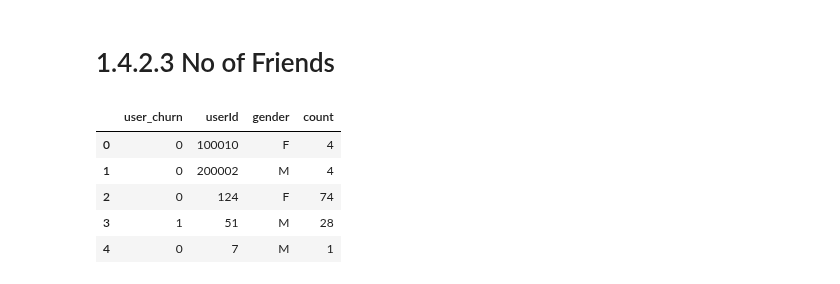
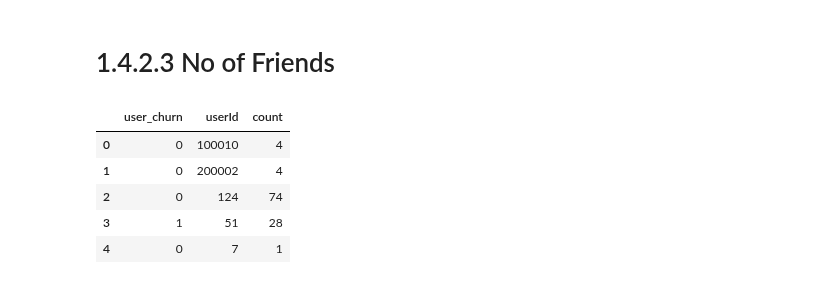
Before and after one commit to yatfungleung/Sparkify-User-Churn-Prediction, a Jupyter notebook: 1_data_cleaning.ipynb, the cells around one changed output. Saved outputs shown, nothing was run; the diff lists cells and outputs as text; code cells hidden in the pictures.

```diff
--- a/1_data_cleaning.ipynb
+++ b/1_data_cleaning.ipynb
@@ -596,14 +596,14 @@ plt.show()
 # %%
 # signaled by the appearance of 'Add Friend' in 'page'
 
-df_friends_pd = df.where('page ==  "Add Friend"').groupby(['user_churn', 'userId', 'gender']).count()\
-    .groupby(['user_churn', 'userId']).agg({'count':'avg'}).toPandas()
+df_friends_pd = df.where('page ==  "Add Friend"').groupby(['user_churn', 'userId']).count()\
+    .toPandas()
 
 df_friends_pd.head()
 # %% [output]
-|  | user_churn | userId | gender | count |
-| 0 | 0 | 100010 | F | 4 |
-| 1 | 0 | 200002 | M | 4 |
-| 2 | 0 | 124 | F | 74 |
-| 3 | 1 | 51 | M | 28 |
-| 4 | 0 | 7 | M | 1 |
+|  | user_churn | userId | count |
+| 0 | 0 | 100010 | 4 |
+| 1 | 0 | 200002 | 4 |
+| 2 | 0 | 124 | 74 |
+| 3 | 1 | 51 | 28 |
+| 4 | 0 | 7 | 1 |
```
Also changed, not shown: parts of 1 cell of this notebook.
